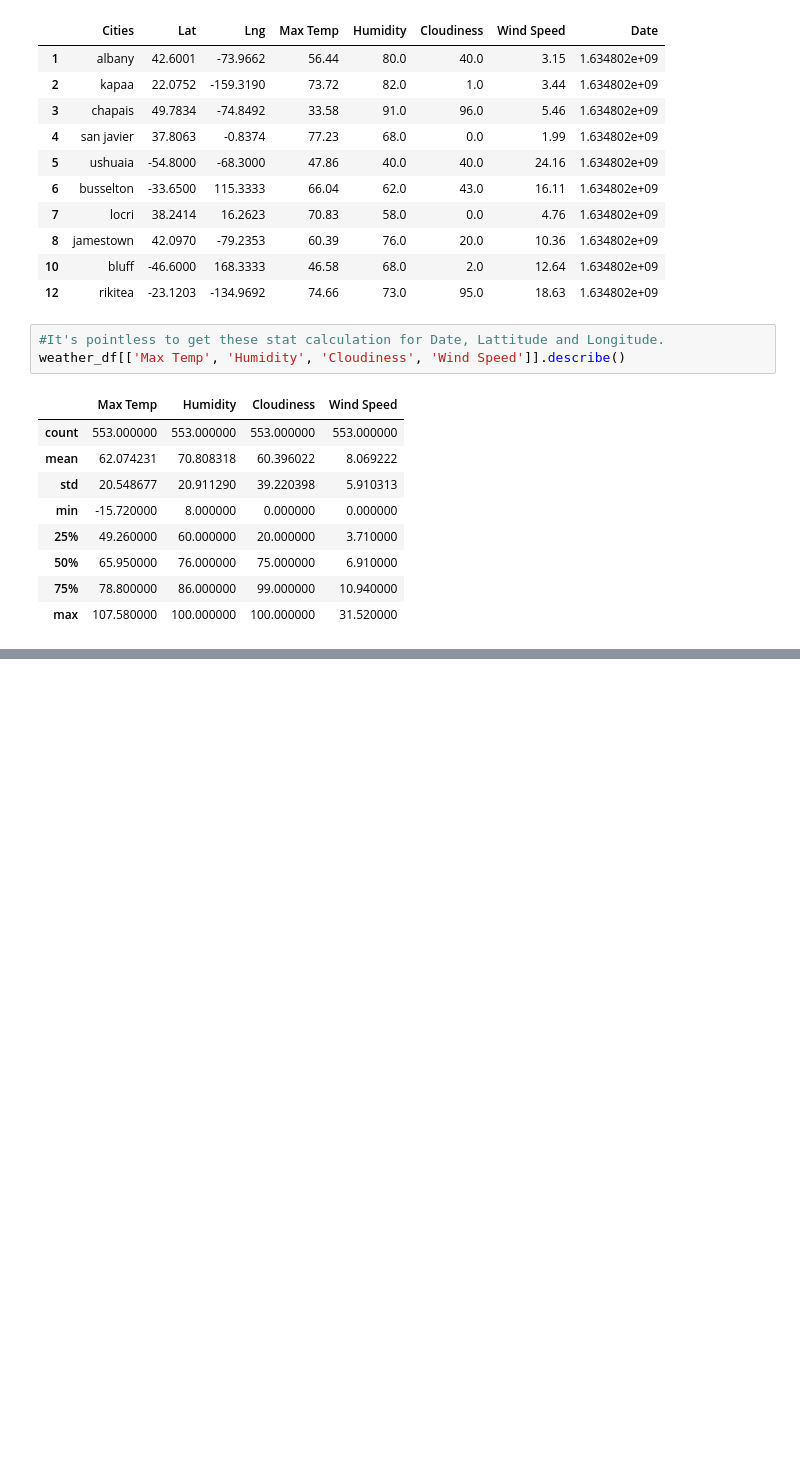
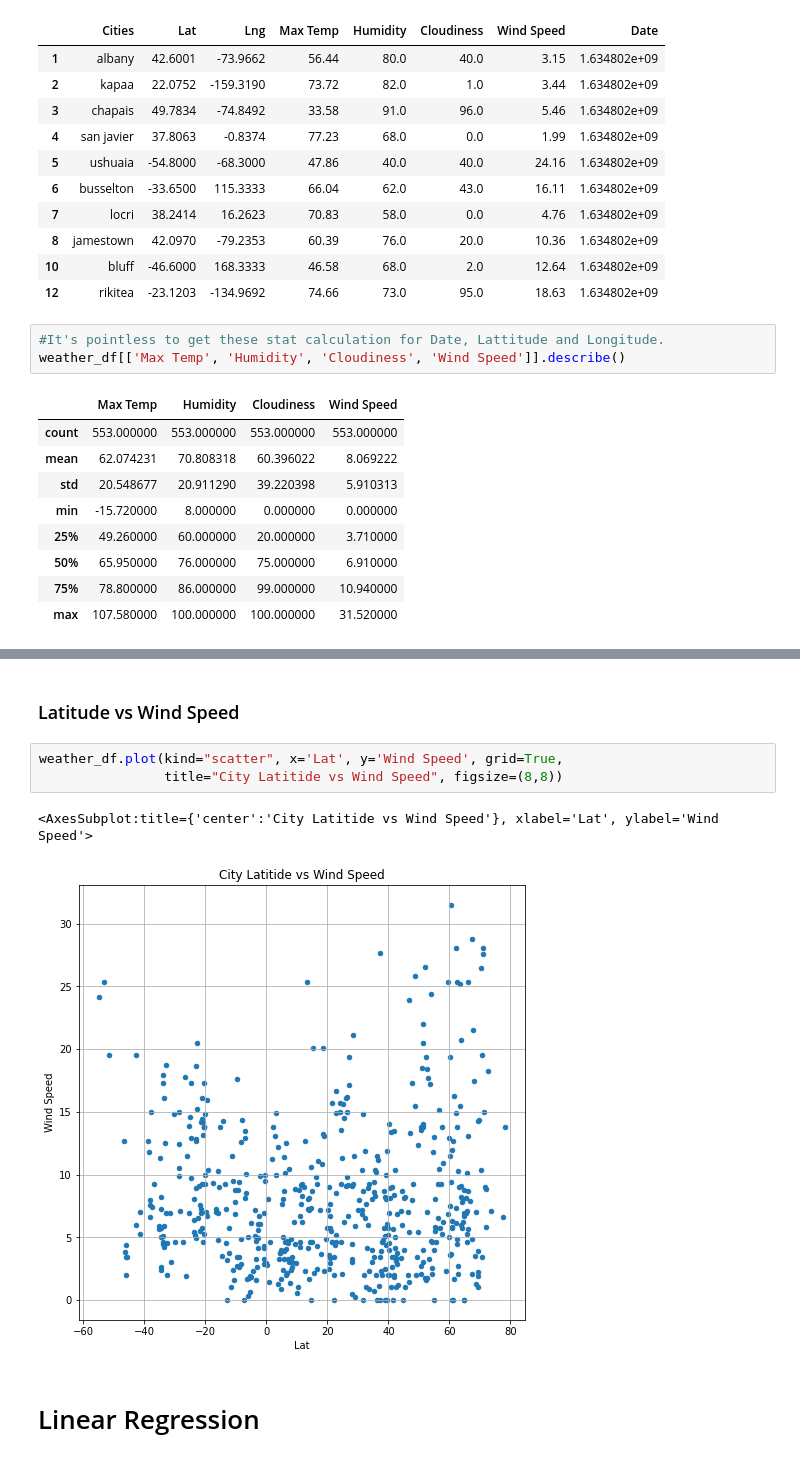
Before and after one commit to haipham0115/python-api-challenge, a Jupyter notebook: WeatherPy.ipynb, the cells around one changed output, grey strips where cells are left out. Drawn from its saved outputs; the diff is of its cells as text; blank space fills up the shorter version.

```diff
--- a/WeatherPy.ipynb
+++ b/WeatherPy.ipynb
@@ -184,0 +191,10 @@ weather_df.loc[weather_df['Humidity'] > 100]
+# %% [markdown]
+### Latitude vs Wind Speed
+# %%
+weather_df.plot(kind="scatter", x='Lat', y='Wind Speed', grid=True,
+                title="City Latitide vs Wind Speed", figsize=(8,8))
+# %% [output]
+<AxesSubplot:title={'center':'City Latitide vs Wind Speed'}, xlabel='Lat', ylabel='Wind Speed'>
+[figure, added]
+# %% [markdown]
+#  Linear Regression
```
Also changed, not shown: parts of 21 cells of this notebook.
